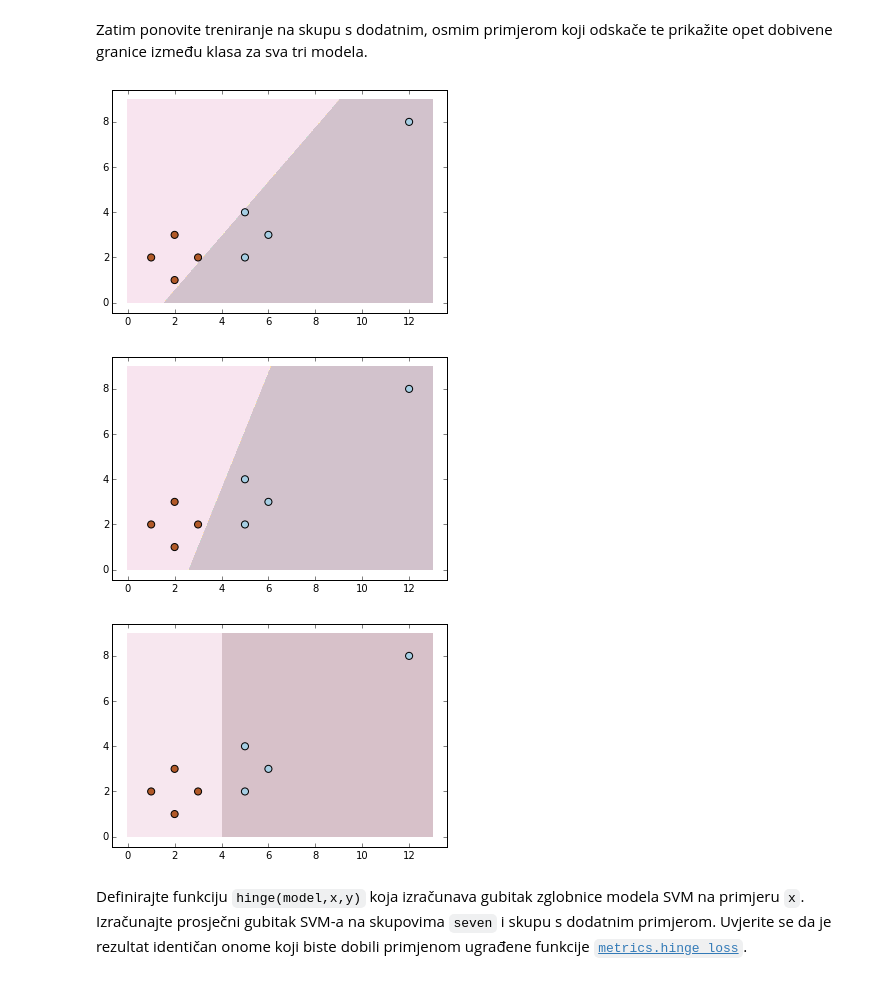
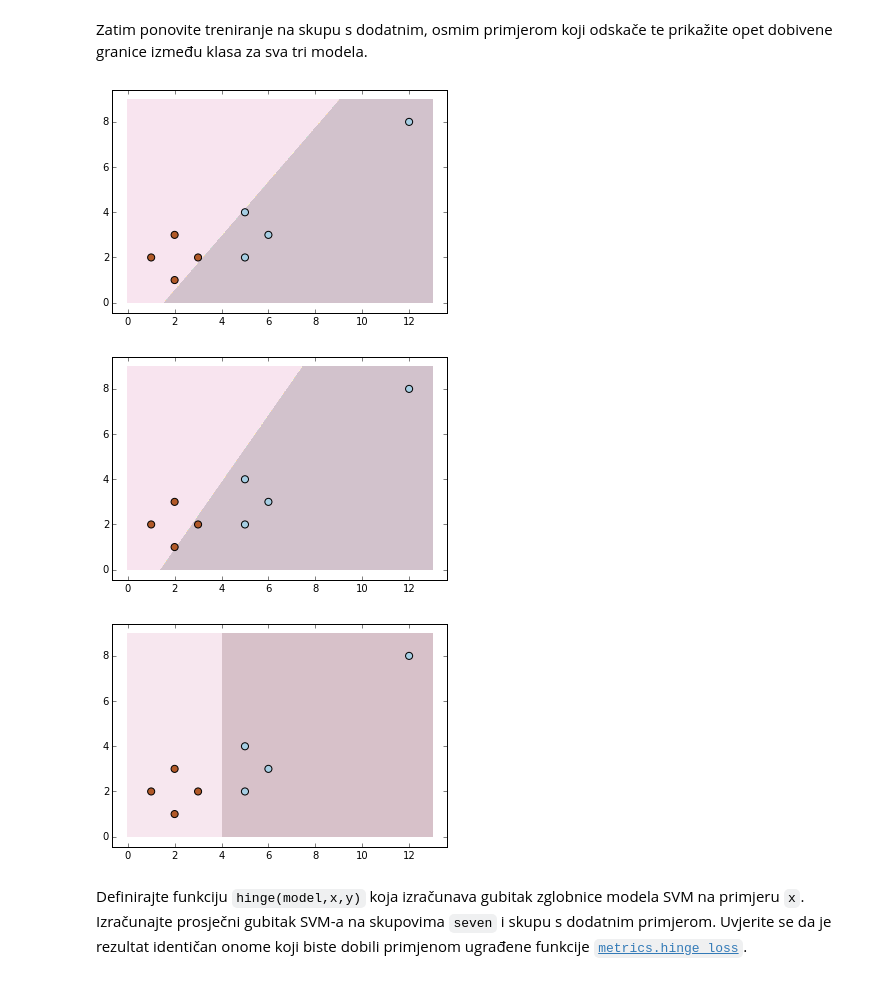
Before and after one commit to the-overengineer/puh-ta, a Jupyter notebook: temp/SU-2014-LAB3.ipynb, the cells around one changed output. Saved outputs shown, nothing was run; the diff lists cells and outputs as text; code cells hidden in the pictures.

```diff
--- a/temp/SU-2014-LAB3.ipynb
+++ b/temp/SU-2014-LAB3.ipynb
@@ -222,24 +222,24 @@ Zatim ponovite treniranje na skupu s dodatnim, osmim primjerom koji odskače te
 # %%
 X = sp.append(seven_X,[[12,8]],axis=0)
 y = sp.append(seven_y,-1)
 
 p = Perceptron(n_iter=500)
-lr = LogisticRegression(C=10)
+lr = LogisticRegression()#C=256)
 svm = SVC(kernel='linear')
 
 p.fit(X, y)
 lr.fit(X, y)
 svm.fit(X, y)
 
 plot_problem(X, y, lambda x: p.predict(x) > 0)
 show()
 plot_problem(X, y, lambda x: lr.predict(x) > 0.5)
 show()
 plot_problem(X, y, lambda x: svm.predict(x))
 show()
 # %% [output]
 [figure]
-[figure, old version]
+[figure, new version]
 [figure]
 # %% [markdown]
 Definirajte funkciju `hinge(model,x,y)` koja izračunava gubitak zglobnice modela SVM na primjeru `x`. Izračunajte prosječni gubitak SVM-a na skupovima `seven` i skupu s dodatnim primjerom. Uvjerite se da je rezultat identičan onome koji biste dobili primjenom ugrađene funkcije [`metrics.hinge_loss`](http://scikit-learn.org/stable/modules/generated/sklearn.metrics.hinge_loss.html).
```
Also changed, not shown: parts of 24 cells of this notebook.
